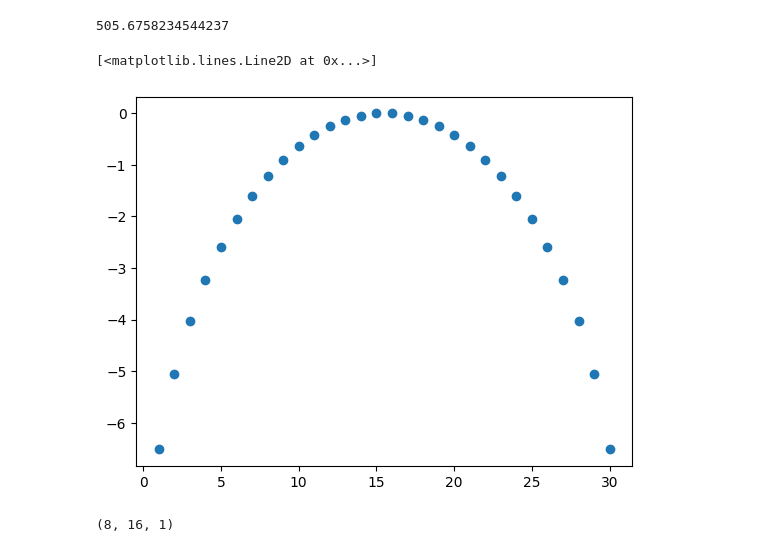
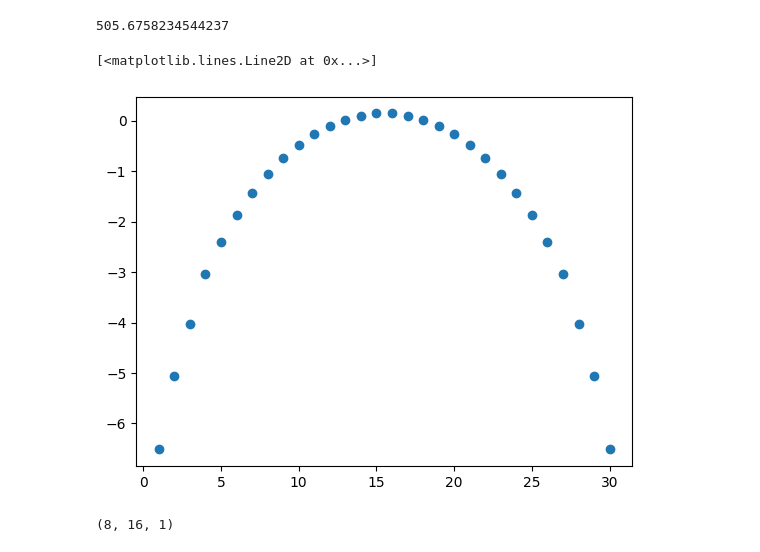
Before and after one commit to peijin94/FastMediumWell, a Jupyter notebook: griddingTest.ipynb, the cells around one changed output. Cells and saved outputs as stored; diff of their text form; code cells hidden in the pictures.

```diff
--- a/griddingTest.ipynb
+++ b/griddingTest.ipynb
@@ -69,15 +72,16 @@ gcount = u_inp.shape[0]
 # %%
 from FastMediumWell import gcf
 
-WIDTH= 6
+
+WIDTH= 8
 NCGF= 32
-HWIDTH= 3
+HWIDTH= 4
 convGridFuncTab = gcf(NCGF, WIDTH)
 plt.plot(np.log(np.abs(convGridFuncTab)), 'o')
 
 
 
 # Schwab 1984
 # %% [output]
 [<matplotlib.lines.Line2D at 0x...>]
-[figure, old version]
+[figure, new version]
```
Also changed, not shown: parts of 27 cells of this notebook, 2 other files.
